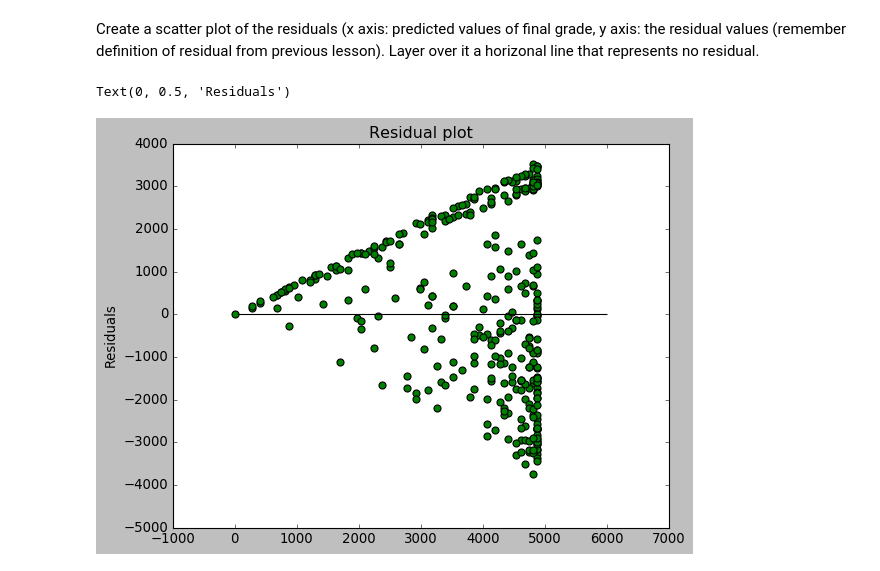
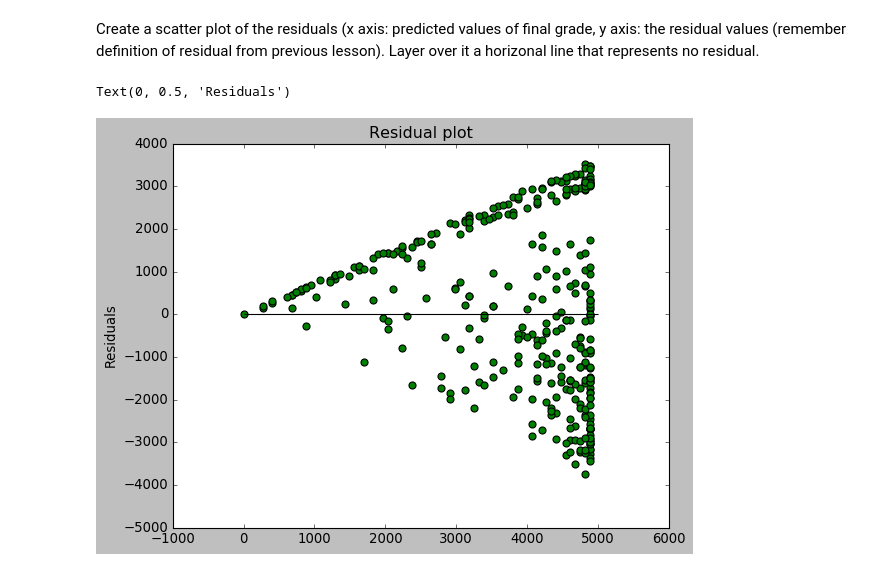
Before and after one commit to escalante-eric/python-exercises, a Jupyter notebook: regression.ipynb, the cells around one changed output. Saved outputs shown, nothing was run; the diff lists cells and outputs as text; code cells hidden in the pictures.

```diff
--- a/regression.ipynb
+++ b/regression.ipynb
@@ -273,9 +247,9 @@ Text(0.5, 1.0, 'Actual values of x vs Actual values of y')
 Create a scatter plot of the residuals (x axis: predicted values of final grade, y axis: the residual values (remember definition of residual from previous lesson). Layer over it a horizonal line that represents no residual.
 # %%
 plt.scatter(y_pred_lm1, y_pred_lm1 - y_test, c='g', s=40)
-plt.hlines(y=0, xmin=50, xmax=6000)
+plt.hlines(y=0, xmin=0, xmax=5000)
 plt.title("Residual plot")
 plt.ylabel('Residuals')
 # %% [output]
 Text(0, 0.5, 'Residuals')
-[figure, old version]
+[figure, new version]
```
Also changed, not shown: parts of 8 cells of this notebook.
